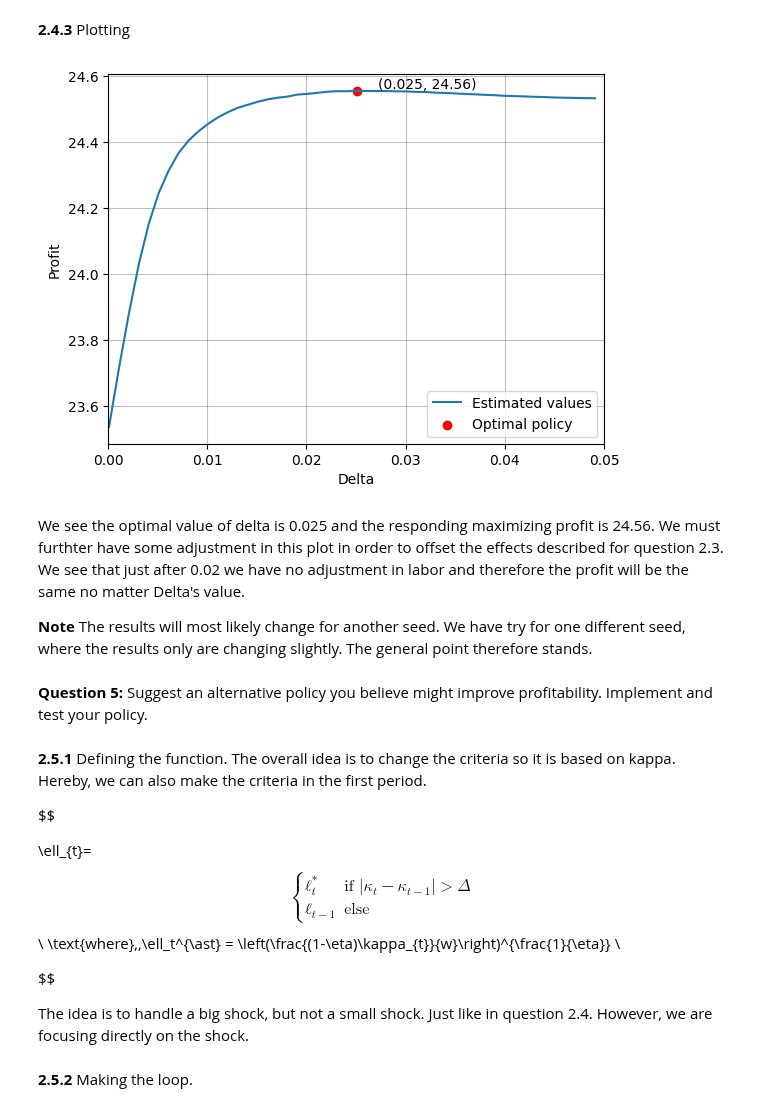
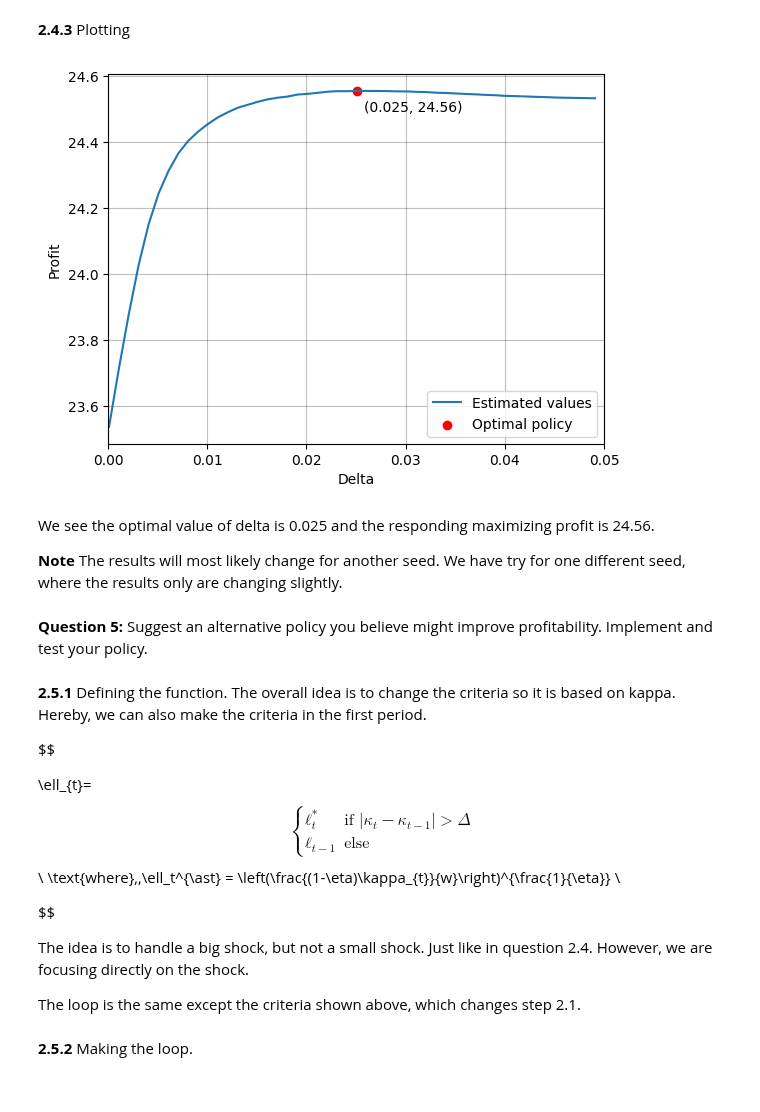
Before and after one commit to NumEconCopenhagen/projects-2023-andershuus_christianfogel, a Jupyter notebook: examproject/Exam-2023-notebook.ipynb, the cells around one changed output. Drawn from its saved outputs; the diff is of its cells as text; code cells hidden in the pictures.

```diff
--- a/examproject/Exam-2023-notebook.ipynb
+++ b/examproject/Exam-2023-notebook.ipynb
@@ -816,51 +827,53 @@ def profit_maximization(Delta_Q24,iterations=K):
 **2.4.2** Using an optimizer to find the optimal delta.
 # %%
 #Making the grid for delta and a vector.
-delta_vec= np.arange(0.0001, 0.05, 0.001)
-profit_vec_optimal = np.zeros(len(delta_vec))
+delta_vec_Q24= np.arange(0.0001, 0.05, 0.001)
+profit_vec_optimal_Q24 = np.zeros(len(delta_vec_Q24))
 
 #Initial values. Profit we just define as minus infinity, because we know the optimal will be higher.
 profit_optimal_Q24=-np.inf
 delta_optimal_Q24=0.0
 
 #Looping over delta_vec and finding the responding profit. Further, we are saving the optimal values.
-for i, delta in enumerate(delta_vec):
+for i, delta in enumerate(delta_vec_Q24):
     #It is important that we have the same seed when comparing the results. Otherwise the results are not comparable as the shocks could be different.
     np.random.seed(1964)
-    profit_vec_optimal[i]=-profit_maximization(Delta_Q24=delta,iterations=200)
-    if profit_vec_optimal[i]>profit_optimal_Q24:
-        profit_optimal_Q24=profit_vec_optimal[i]
+    profit_vec_optimal_Q24[i]=-profit_maximization(Delta_Q24=delta,iterations=200)
+    #If the profit is higher we are saving the result.
+    if profit_vec_optimal_Q24[i]>profit_optimal_Q24:
+        profit_optimal_Q24=profit_vec_optimal_Q24[i]
         delta_optimal_Q24=delta
 # %% [markdown]
 **2.4.3** Plotting
 # %%
 #Create figure
 fig = plt.figure()
 
 # b. plot
 ax = fig.add_subplot(1,1,1)
 
-ax.plot(delta_vec,profit_vec_optimal, label='Estimated values')
+#Plotting the estimated values for different delta and the optimum.
+ax.plot(delta_vec_Q24,profit_vec_optimal_Q24, label='Estimated values')
 ax.scatter(delta_optimal_Q24, profit_optimal_Q24, color='red', label = 'Optimal policy')
 #Labels.
 plt.xlabel('Delta')
 plt.ylabel('Profit')
 plt.legend()
 
 #Making a text with the optimal values.
 annotation_text = f"({delta_optimal_Q24:.3f}, {profit_optimal_Q24:.2f})"
 #Textcoords and xytext are used to place the values.
-ax.annotate(annotation_text, (delta_optimal_Q24, profit_optimal_Q24), textcoords="offset points", xytext=(15,2))
+ax.annotate(annotation_text, (delta_optimal_Q24, profit_optimal_Q24), textcoords="offset points", xytext=(5,-15))
 
 
 plt.xlim([0, 0.05])
 plt.show()
 # %% [output]
-[figure, old version]
+[figure, new version]
 # %% [markdown]
-We see the optimal value of delta is 0.025 and the responding maximizing profit is 24.56. We must furthter have some adjustment in this plot in order to offset the effects described for question 2.3. We see that just after 0.02 we have no adjustment in labor and therefore the profit will be the same no matter Delta's value.
+We see the optimal value of delta is 0.025 and the responding maximizing profit is 24.56.
 
-**Note** The results will most likely change for another seed. We have try for one different seed, where the results only are changing slightly. The general point therefore stands.
+**Note** The results will most likely change for another seed. We have try for one different seed, where the results only are changing slightly.
 # %% [markdown]
 
 **Question 5:** Suggest an alternative policy you believe might improve profitability. Implement and test your policy.
@@ -879,6 +892,8 @@ $$
 $$
 
 The idea is to handle a big shock, but not a small shock. Just like in question 2.4. However, we are focusing directly on the shock.
+
+The loop is the same except the criteria shown above, which changes step 2.1.
 # %%
 #Vectors
 profit_vec_K_Q25=np.zeros((K,1))
```
Also changed, not shown: parts of 40 cells of this notebook, 3 other files.
